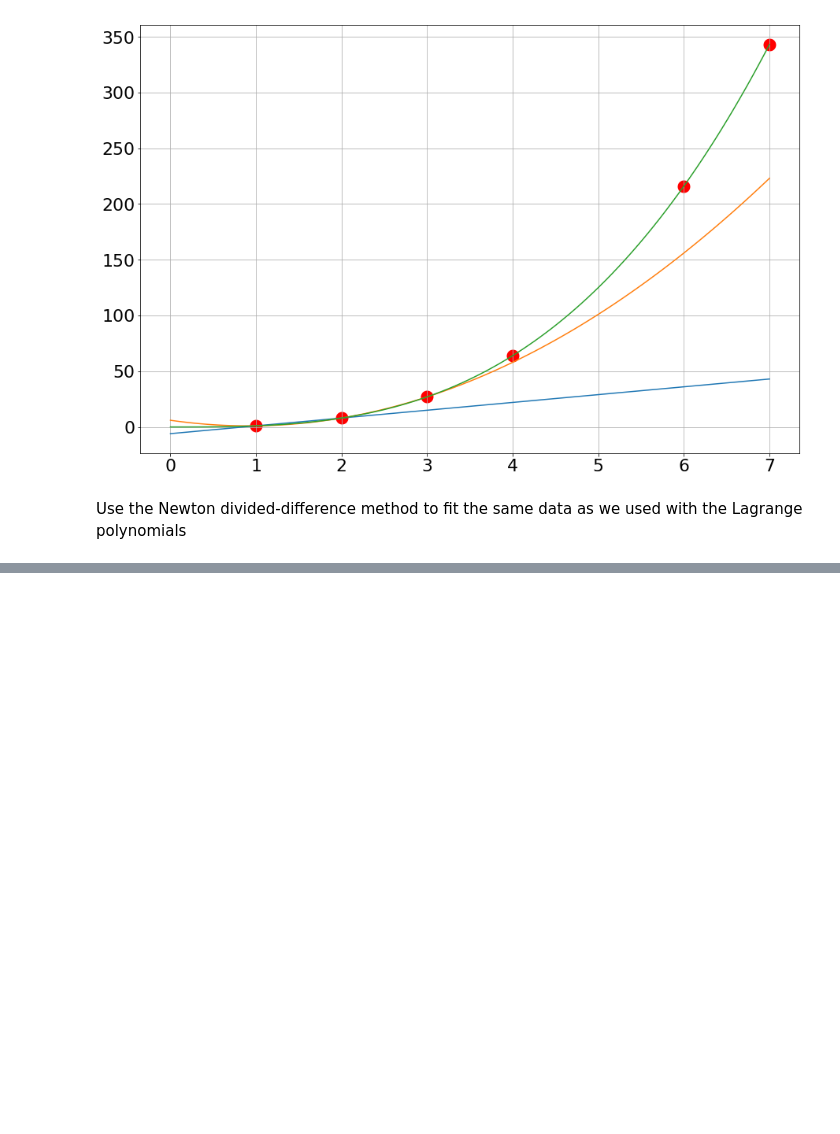
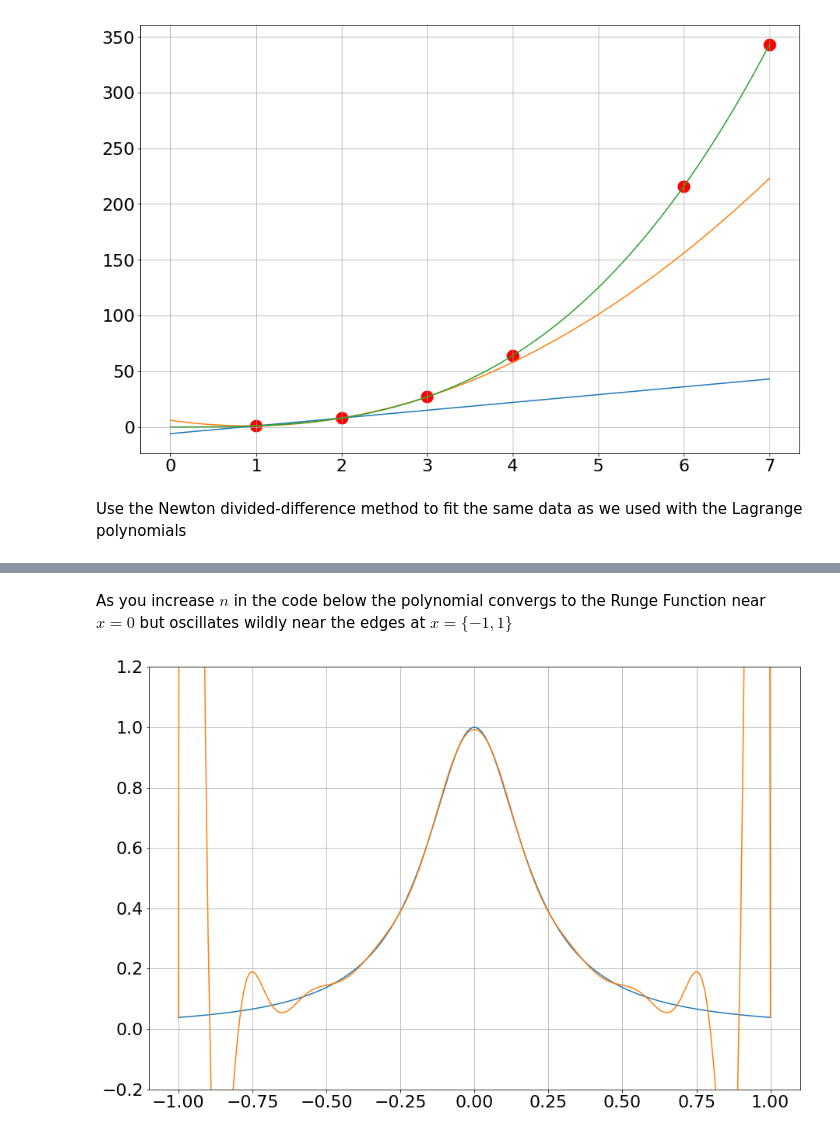
Before and after one commit to nielsw2/ACM20030-Examples, a Jupyter notebook: Interpolation/InterpolationWithPolynomials.ipynb, the cells around one changed output, grey strips where cells are left out. Drawn from its saved outputs; the diff is of its cells as text; code cells hidden in the pictures; blank space fills up the shorter version.

```diff
--- a/Interpolation/InterpolationWithPolynomials.ipynb
+++ b/Interpolation/InterpolationWithPolynomials.ipynb
@@ -131,0 +138,21 @@ plt.plot(x,y);
+# %%
+def RungeFunction(x):
+    return 1/(1 + 25*x**2)
+# %% [markdown]
+As you increase $n$ in the code below the polynomial convergs to the Runge Function near $x=0$ but oscillates wildly near the edges at $x=\{-1,1\}$
+# %%
+x = np.linspace(-1,1,200)
+y = RungeFunction(x)
+
+n = 20
+xn = np.linspace(-1,1,n)
+yn = RungeFunction(xn)
+
+pn = LagrangePoly(x, np.column_stack((xn, yn)) )
+
+plt.grid(True)
+plt.plot(x,y)
+plt.ylim([-0.2,1.2])
+plt.plot(x,pn);
+# %% [output]
+[figure, added]
```
Also changed, not shown: parts of 7 cells of this notebook, 1 other file.
